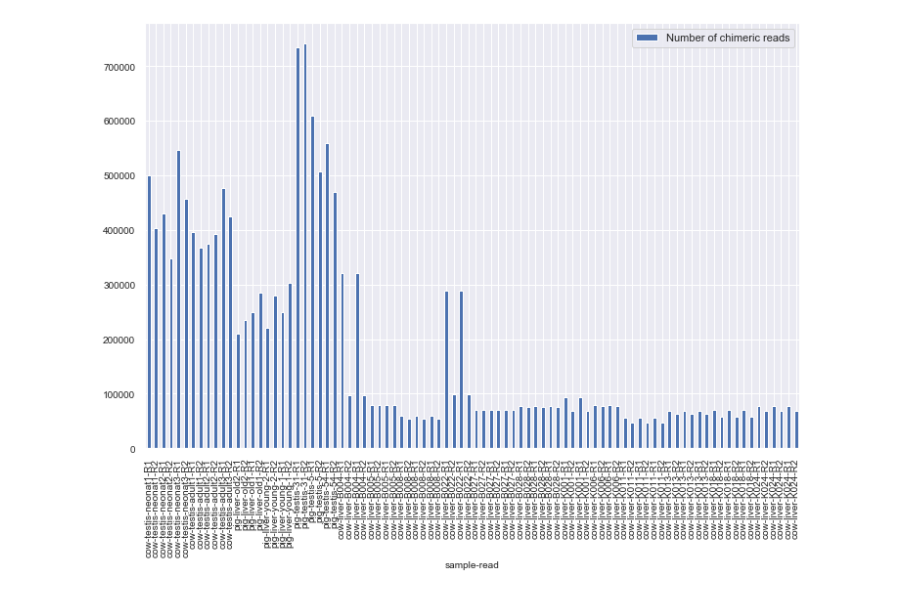
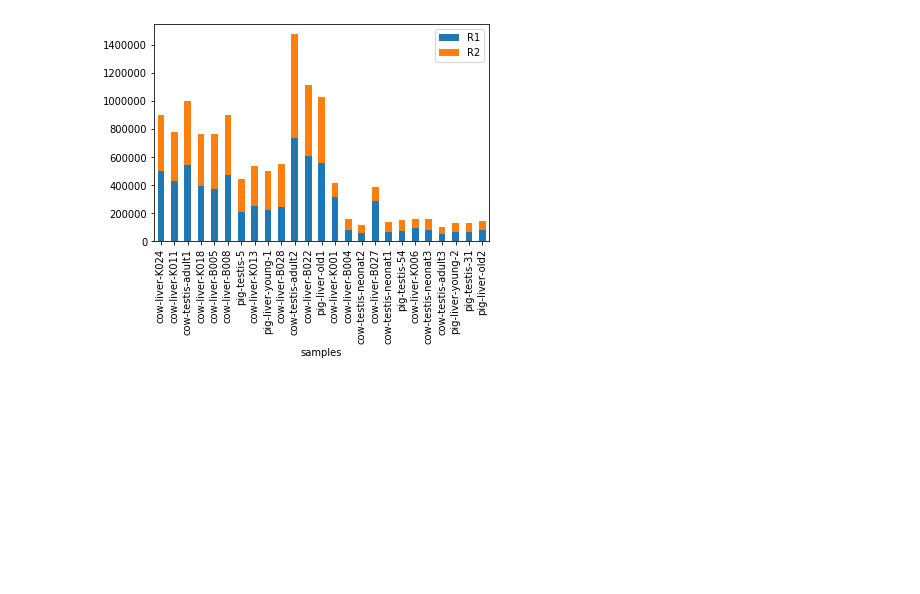
Before and after one commit to GenEpi-GenPhySE/circDetector, a Jupyter notebook: scripts/stats_mapping.ipynb, the cells around one changed output. Saved outputs shown, nothing was run; the diff lists cells and outputs as text; code cells hidden in the pictures; blank space fills up the shorter version.

```diff
--- a/scripts/stats_mapping.ipynb
+++ b/scripts/stats_mapping.ipynb
@@ -32,10 +1,18 @@ columns = df.columns
+# %%
+import seaborn as sns
+import os
+from dataclasses import dataclass
+import pandas as pd
+import matplotlib.pyplot as plt
+import matplotlib
+from typing import *
+
+df = pd.read_table("../mapping_stat.tsv")
+columns = df.columns.to_list()
+df = df.drop_duplicates()
 # %%
 # Number of reads:
-columns_df1 = ['sample', 'sample_unit', 'read', 'Number of input reads', 'Uniquely mapped reads number',
-               'Number of reads mapped to multiple loci', 'Number of reads mapped to too many loci',
-               'Number of chimeric reads']
-
-df1 = pd.DataFrame(df, columns=columns_df1)
+df1 = pd.DataFrame(df, columns=columns)
 
 df1["Number of reads unmapped"] = (df1['Number of input reads'] -
                                   (df1['Uniquely mapped reads number'] +
@@ -60,8 +37,16 @@ df_clean.plot.bar(x='sample-read', stacked=True);
 # %%
 # Number of chimeric reads:
 columns_df2 = ['sample', 'sample_unit', 'read', 'sample-read', 'Number of chimeric reads']
 df2 = pd.DataFrame(df1, columns=columns_df2)
 
-df2.plot.bar(x='sample-read', stacked=True);
+samples = list(set(df2["sample"].to_list()))
+nb_cr_R1 = df2["Number of chimeric reads"][df2["read"]=="R1"].to_list()
+nb_cr_R2 = df2["Number of chimeric reads"][df2["read"]=="R2"].to_list()
+
+data = {'samples': samples, 'R1': nb_cr_R1, 'R2': nb_cr_R2}
+
+df3 = pd.DataFrame(data)
+
+df3.plot.bar(x='samples', stacked=True);
 # %% [output]
-[figure, old version]
+[figure, new version]
```
Also changed, not shown: parts of 4 cells of this notebook.
